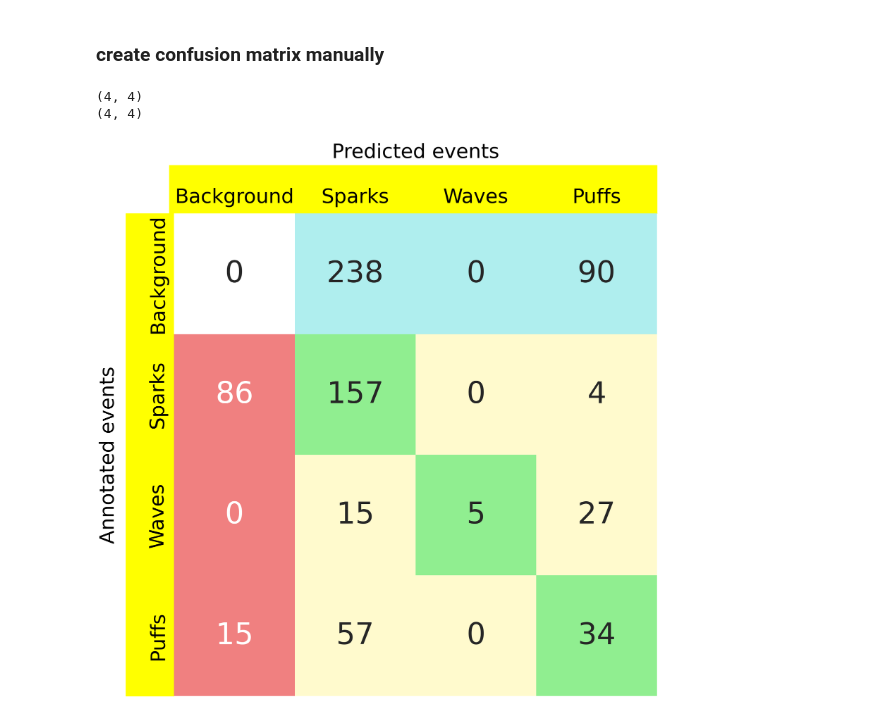
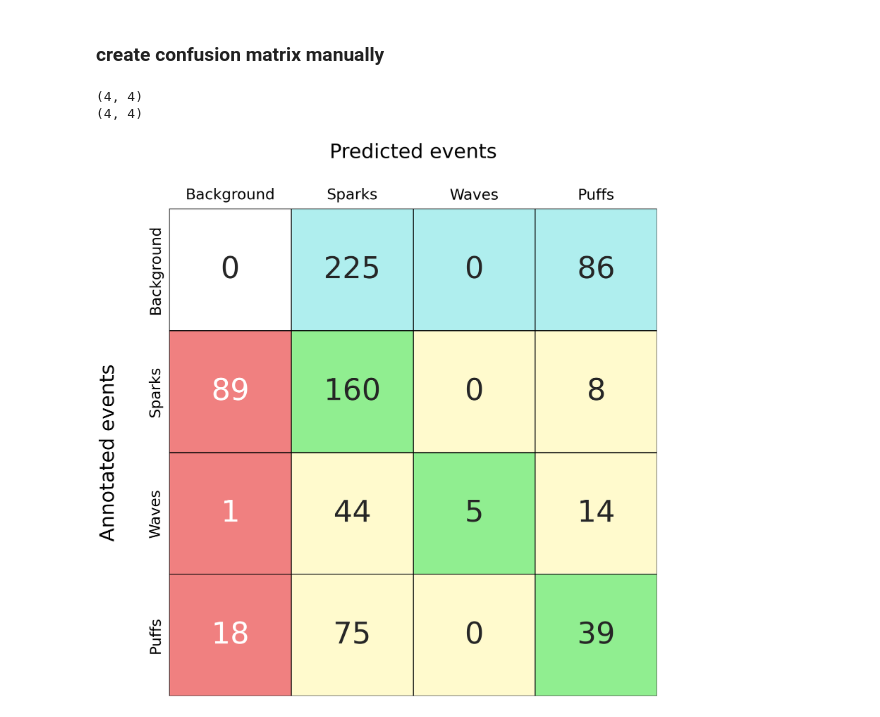
Before and after one commit to dottipr/sparks_project, a Jupyter notebook: sparks/DATA VISUALIZATION plots for poster.ipynb, the cells around one changed output. Saved outputs shown, nothing was run; the diff lists cells and outputs as text; code cells hidden in the pictures.

```diff
--- a/sparks/DATA VISUALIZATION plots for poster.ipynb
+++ b/sparks/DATA VISUALIZATION plots for poster.ipynb
@@ -919,4 +925,11 @@ imsave(os.path.join(out_dir, out_f),
+# %%
+# set directory where plots will be saved
+out_dir = r"C:\Users\dotti\OneDrive - Universitaet Bern\manuscript figures"
 # %%
 font = {#'family' : 'normal',
         'weight' : 'normal',
         'size'   : 48}
+matplotlib.rc('font', **font)
+
+# set up matplotlib parameters so that .svg can correctly be processed in illustrator
+matplotlib.rcParams['svg.fonttype'] = 'none'
@@ -959,39 +970,43 @@ colored_bg = np.array([[0,2,2,2],
                 [1,3,3,4]])
 
 # Get array with confusion matrices to be plotted
-cm = np.array([[0,238,0,90],[86,157,0,4],[0,15,5,27],[15,57,0,34]]).astype(int)
+cm = np.array([[0,225,0,86],[89,160,0,8],[1,44,5,14],[18,75,0,39]]).astype(int)
 
 print(cm.shape)
 print(colored_bg.shape)
 sns.heatmap(data=colored_bg,
                 cmap=colors,
                 annot=cm,
                 fmt='',
                 annot_kws={'fontsize': 72},
                 cbar=False,
                 square=True,
-                ax = ax
+                ax = ax,
+                linewidths=1,
+                linecolor='black',
                 )
 
 ax.tick_params(length=0, labeltop=True, labelbottom=False)
 ax.tick_params(axis='both', which='major', pad=16)
 
 ax.set_xlabel('Predicted events', labelpad=72)
 ax.xaxis.set_label_position('top')
-ax.set_xticklabels(tick_labels)
-ax.add_patch(plt.Rectangle((-0.01, 1), 1.01, 0.1, color='yellow', clip_on=False, zorder=0, transform=ax.transAxes))
+ax.set_xticklabels(tick_labels, rotation=0, ha='center', fontsize=36)
+#ax.add_patch(plt.Rectangle((-0.01, 1), 1.01, 0.1, color='yellow', clip_on=False, zorder=0, transform=ax.transAxes))
 
 ax.set_ylabel('Annotated events', labelpad=72)
-ax.set_yticklabels(tick_labels, rotation=90, va='center')
-ax.add_patch(plt.Rectangle((0, 0), -0.1, 1, color='yellow', clip_on=False, zorder=0, transform=ax.transAxes))
+ax.set_yticklabels(tick_labels, rotation=90, va='center', fontsize=36)
+#ax.add_patch(plt.Rectangle((0, 0), -0.1, 1, color='yellow', clip_on=False, zorder=0, transform=ax.transAxes))
 
 #plt.subplots_adjust(hspace=0.005, wspace=0.)
 #plt.subplots_adjust(hspace=0.1, wspace=0.1, top=0.9, left=0.05, right=0.95)
 #fig.subplots_adjust(left=0.15, top=0.95)
 fig.subplots_adjust(wspace=1.5)
 plt.tight_layout()
+
+plt.savefig(os.path.join(out_dir, 'events_confusion_matrix.svg'), transparent=True)
 plt.show()
 # %% [output]
 (4, 4)
 (4, 4)
-[figure, old version]
+[figure, new version]
```
Also changed, not shown: parts of 2 cells of this notebook, 7 other files.
